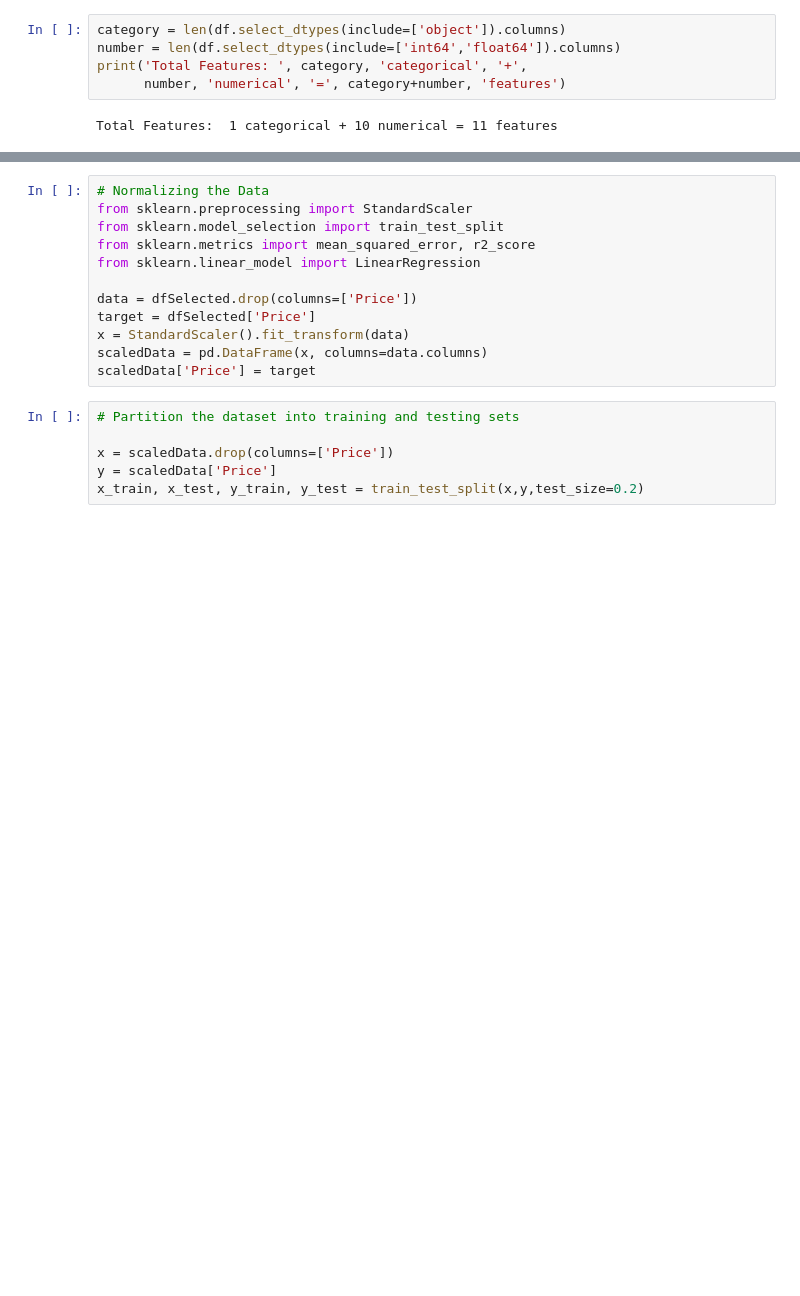
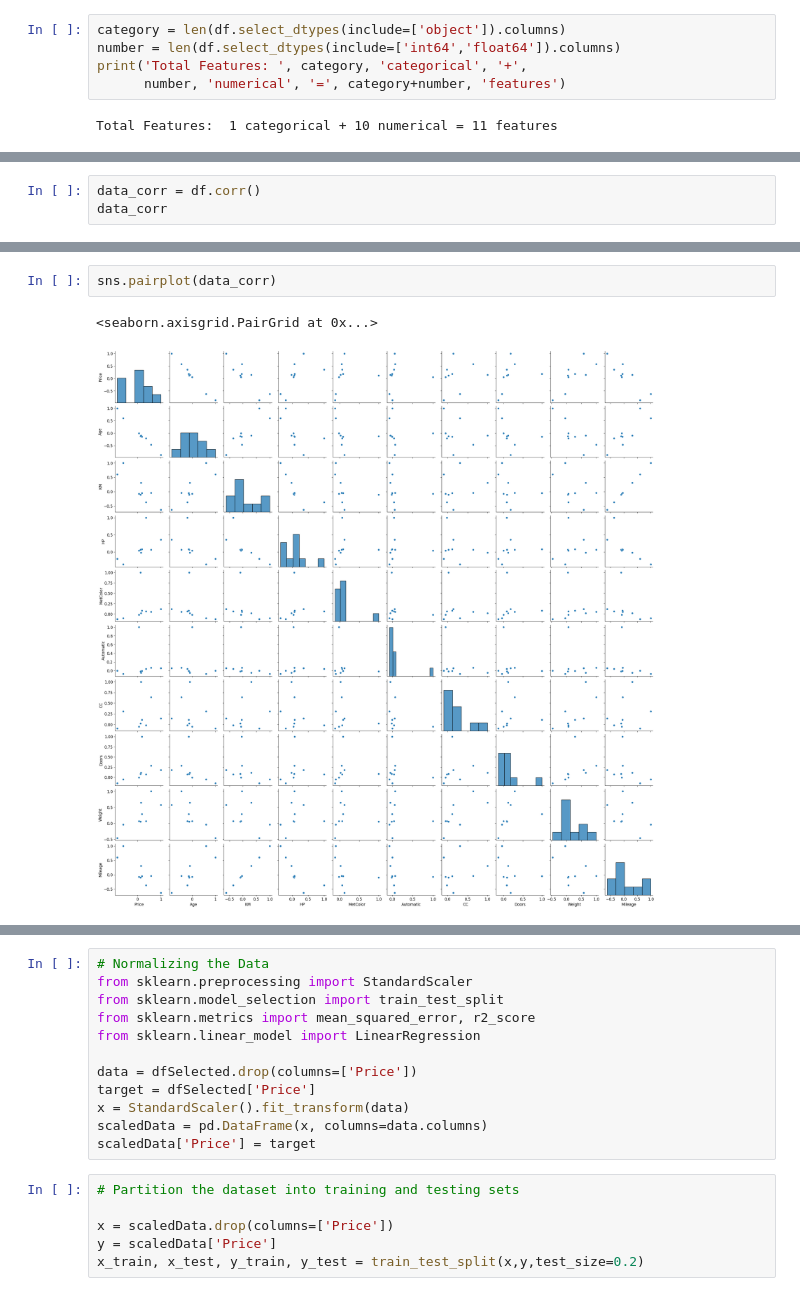
Before and after one commit to michelmalki/MichelMalki, a Jupyter notebook: Used_Car_Sales.ipynb, the cells around one changed output, grey strips where cells are left out. Saved outputs shown, nothing was run; the diff lists cells and outputs as text; blank space fills up the shorter version.

```diff
--- a/Used_Car_Sales.ipynb
+++ b/Used_Car_Sales.ipynb
@@ -86,0 +86,3 @@ dtype: int64
+# %%
+data_corr = df.corr()
+data_corr
@@ -87,3 +101,8 @@ dtype: int64
+# %%
+sns.pairplot(data_corr)
+# %% [output]
+<seaborn.axisgrid.PairGrid at 0x...>
+[figure, added]
 # %%
 import matplotlib.pyplot as plt
 import seaborn as sns
```
Also changed, not shown: parts of 16 cells of this notebook.
